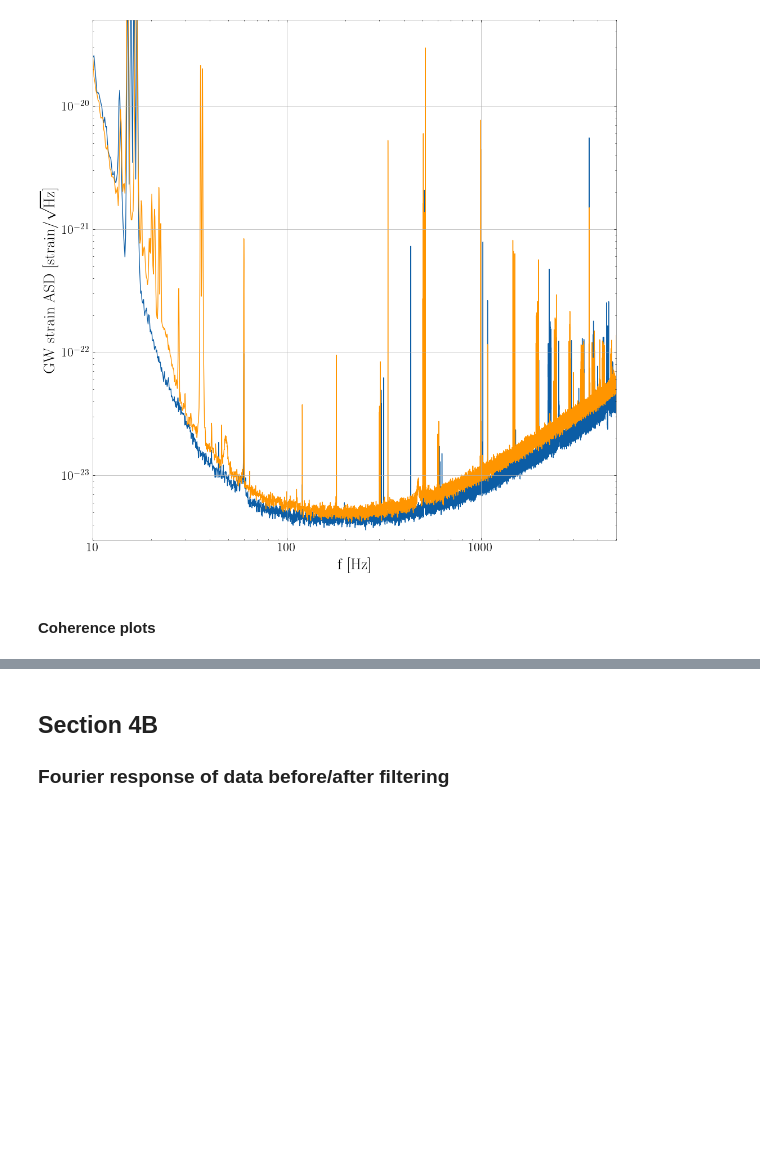
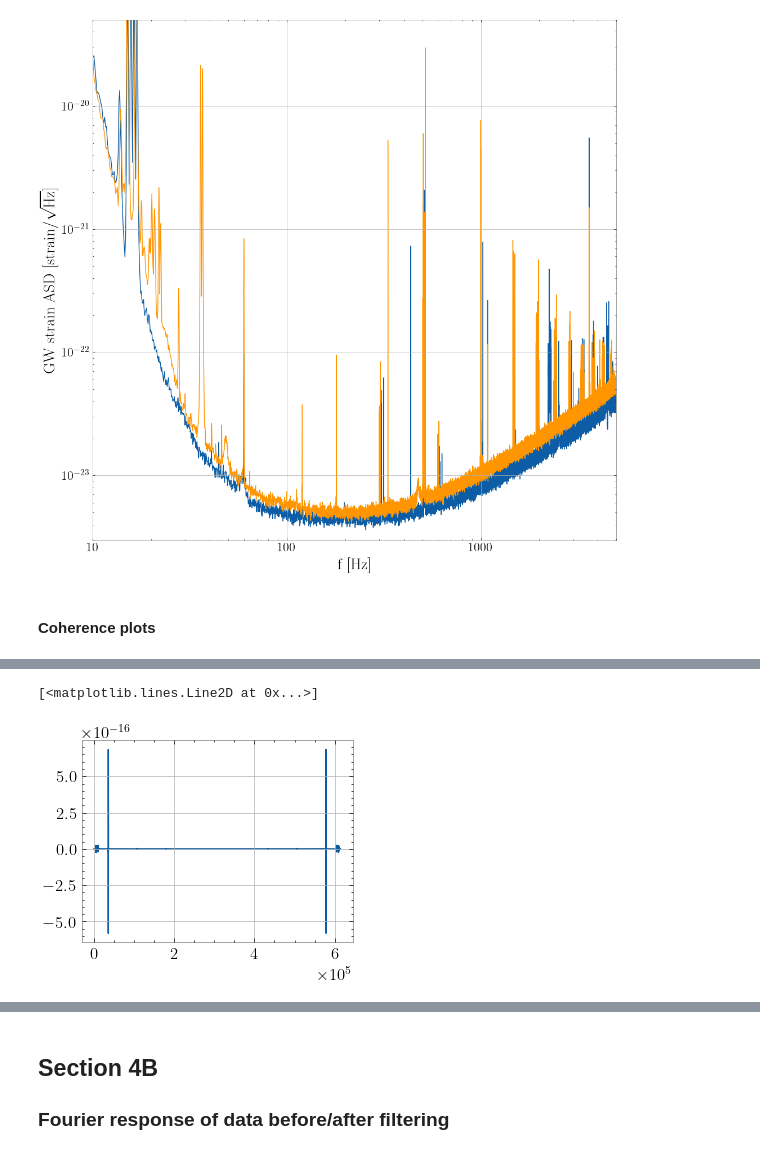
Before and after one commit to tomkimpson/ANC, a Jupyter notebook: src/plots_for_paper/all_plots_for_paper.ipynb, the cells around one changed output, grey strips where cells are left out. Drawn from its saved outputs; the diff is of its cells as text; code cells hidden in the pictures; blank space fills up the shorter version.

```diff
--- a/src/plots_for_paper/all_plots_for_paper.ipynb
+++ b/src/plots_for_paper/all_plots_for_paper.ipynb
@@ -177,0 +200,7 @@ plt.savefig(f'../../data/images/{fname}',bbox_inches='tight',dpi=300)
+# %%
+x = np.arange(len(y))
+
+plt.plot(x,y)
+# %% [output]
+[<matplotlib.lines.Line2D at 0x...>]
+[figure, added]
```
Also changed, not shown: parts of 8 cells of this notebook, 9 other files.
